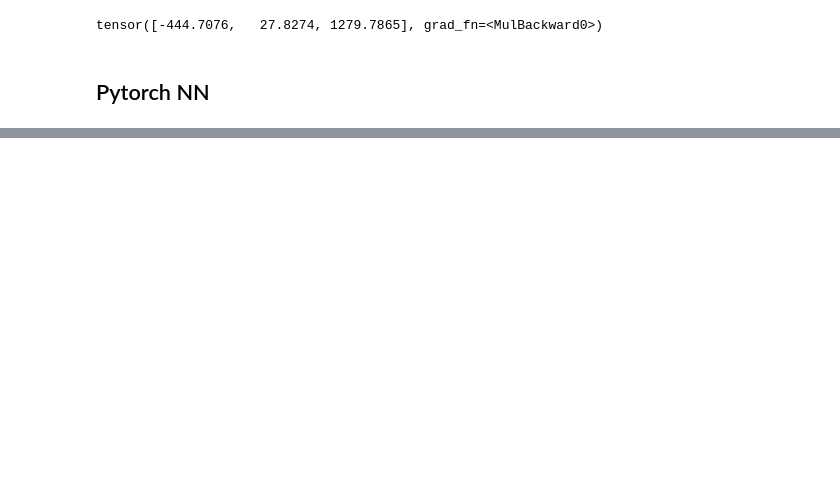
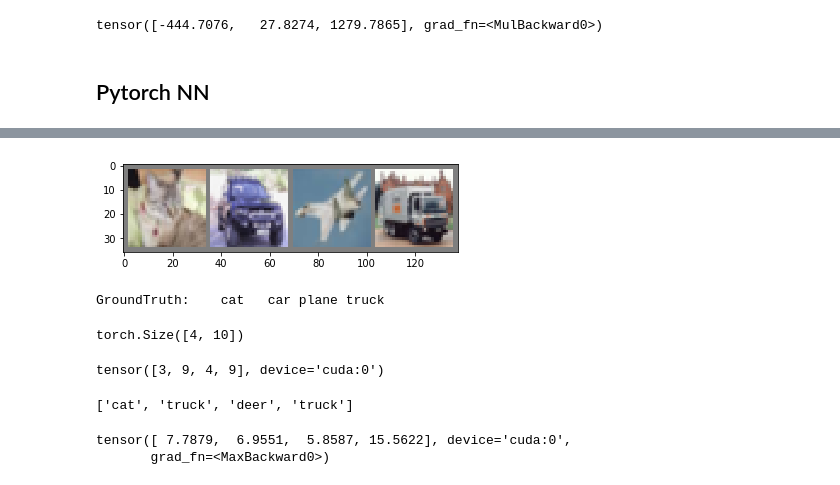
Before and after one commit to devcao/dev-ds-xy.github.io, a Jupyter notebook: pytorch_practice.ipynb, the cells around one changed output, grey strips where cells are left out. Cells and saved outputs as stored; diff of their text form; code cells hidden in the pictures; blank space fills up the shorter version.

```diff
--- a/pytorch_practice.ipynb
+++ b/pytorch_practice.ipynb
@@ -302,0 +519,21 @@ print(net)
+# %%
+class Net(nn.Module):
+  def __init__(self):
+    super(Net, self).__init__()
+    self.conv1 = nn.Conv2d(3, 6, 5)
+    self.pool = nn.MaxPool2d(2,2)
+    self.conv2 = nn.Conv2d(6, 16, 5)
+    self.fc1 = nn.Linear(16 * 5 * 5, 120)
+    self.fc2 = nn.Linear(120, 84)
+    self.fc3 = nn.Linear(84, 10)
+
+  def forward(self, x):
+    x = self.pool(F.relu(self.conv1(x)))
+    x = self.pool(F.relu(self.conv2(x)))
+    x = x.view(-1, 16*5*5)
+    x = F.relu(self.fc1(x))
+    x = F.relu(self.fc2(x))
+    x = F.relu(self.fc3(x))
+    return x
+
+net = Net()
@@ -302,0 +619,2 @@ print(net)
+# %%
+device = torch.device("cuda:0" if torch.cuda.is_available() else "cpu")
@@ -302,0 +676,19 @@ print(net)
+# %%
+dataiter = iter(testloader)
+# %%
+
+images, labels = dataiter.next()
+imshow(torchvision.utils.make_grid(images))
+print('GroundTruth: ', ' '.join('%5s' % classes[labels[j]] for j in range(4)))
+
+images = images.to(device)
+labels = labels.to(device)
+
+outputs = net(images)
+# %% [output]
+[figure, added]
+GroundTruth:    cat   car plane truck
+# %%
+outputs.size()
+# %% [output]
+torch.Size([4, 10])
@@ -302,0 +697,13 @@ print(net)
+# %%
+pred
+# %% [output]
+tensor([3, 9, 4, 9], device='cuda:0')
+# %%
+[classes[p] for p in pred]
+# %% [output]
+['cat', 'truck', 'deer', 'truck']
+# %%
+val
+# %% [output]
+tensor([ 7.7879,  6.9551,  5.8587, 15.5622], device='cuda:0',
+       grad_fn=<MaxBackward0>)
```
Also changed, not shown: parts of 58 cells of this notebook.
